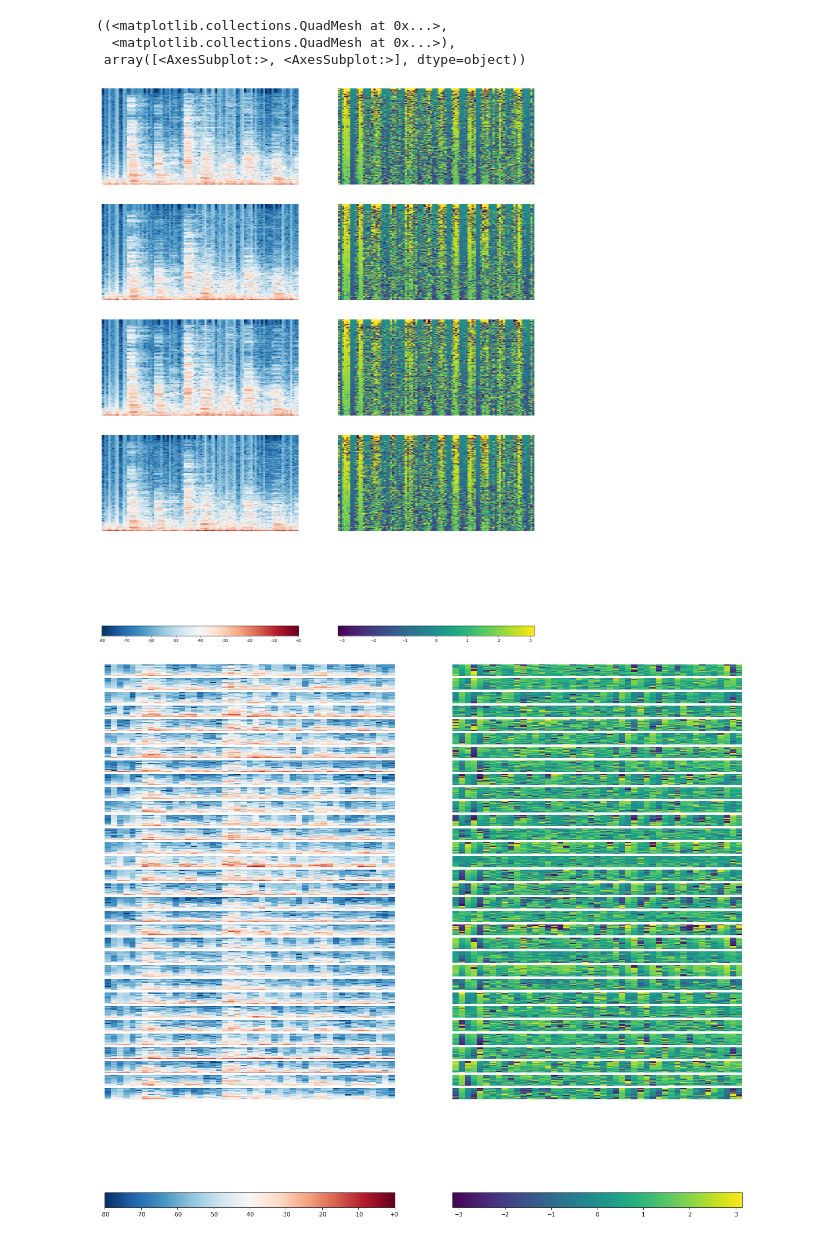
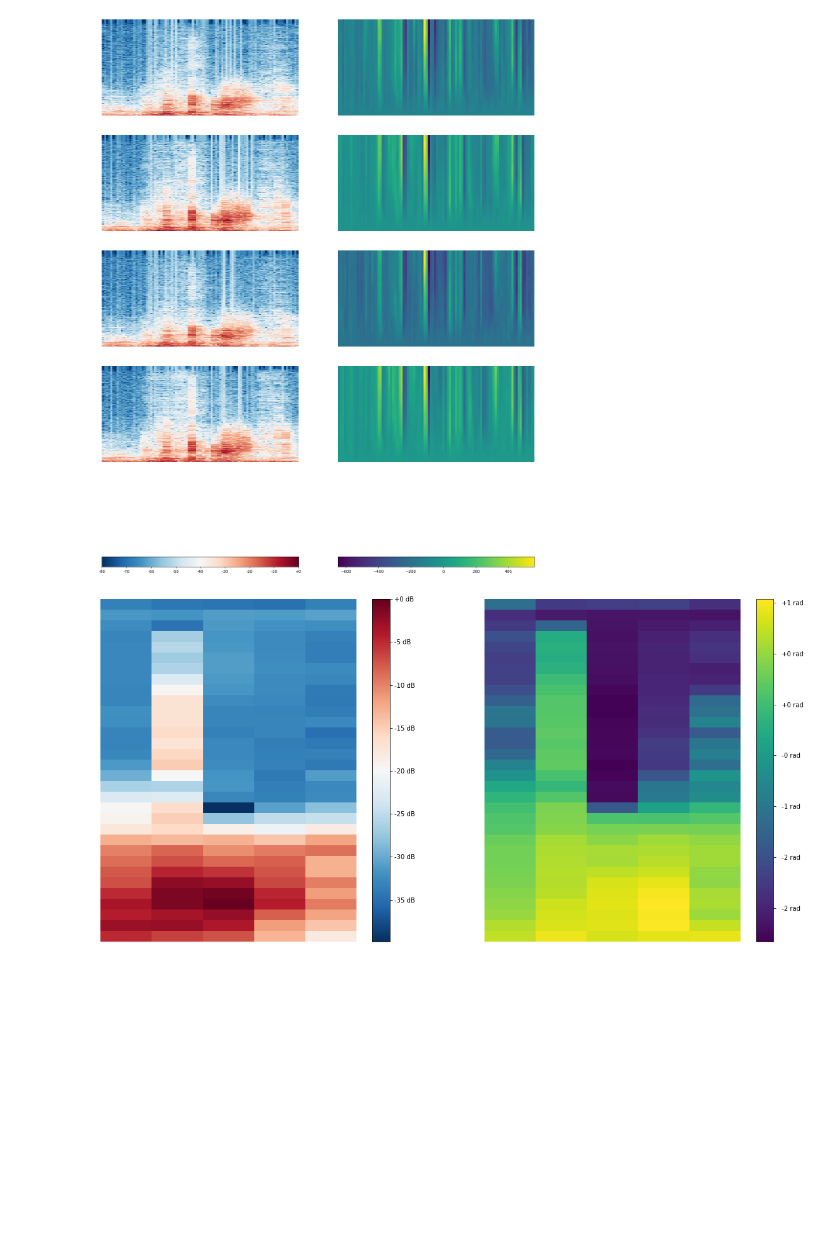
Before and after one commit to SOUNDS-RESEARCH/complex_neural_source_localization, a Jupyter notebook: notebooks/Model Visualization.ipynb, the cells around one changed output. Saved outputs shown, nothing was run; the diff lists cells and outputs as text; code cells hidden in the pictures; blank space fills up the shorter version.

Commit message:
Multi-source

```diff
--- a/notebooks/Model Visualization.ipynb
+++ b/notebooks/Model Visualization.ipynb
@@ -30,12 +42,9 @@ MODEL_CHECKPOINT_PATH = "/Users/ezajlerg/datasets/complex_valued_source_localiza
 # %%
 dataset = create_dataloaders(config)[0] # 0=train | -1=test
+dataset = iter(dataset)
 
 model = DOACNetLightniningModule(config)
 model.model.track_feature_maps()
 model.eval()
 checkpoint = torch.load(MODEL_CHECKPOINT_PATH, map_location=torch.device('cpu'))
-model.load_state_dict(checkpoint["state_dict"], strict=False)
-
-batch = next(iter(dataset))
-model_output = model(batch[0])
-feature_maps = model.model.feature_maps
+model.load_state_dict(checkpoint["state_dict"])
@@ -42,3 +53,9 @@ feature_maps = model.model.feature_maps
 # %%
-print(model_output)
+batch = next(dataset)
+model_output = model(batch[0])
+predicted_azimuths = torch.atan2(model_output[:, 1], model_output[:, 0])
+feature_maps = model.model.feature_maps
+
+print("Ground truth azimuths:", batch[1]['azimuth_in_radians'])
+print("Predicted azimuth:", predicted_azimuths)
 # %% [output]
@@ -47,32 +65,25 @@ tensor([[-0.1509,  0.5670],
 # %%
 batch_idx = 0
-print("Batch metadata:", batch[1]['azimuth_in_radians'][batch_idx])
+print("Ground truth azimuth:", batch[1]['azimuth_in_radians'][batch_idx])
+print("Predicted azimuth:", predicted_azimuths[batch_idx])
 
-plot_multichannel_spectrogram(feature_maps["stft"][batch_idx], mode="row", figsize=(20, 30), close=False, unwrap=False)
-plot_multichannel_spectrogram(feature_maps["conv_0"][batch_idx].transpose(-1, -2), close=False, mode="row",
-                figsize=(20, 20), unwrap=False)
+# 1. Plot input features
+plot_multichannel_spectrogram(feature_maps["stft"][batch_idx], mode="row", figsize=(20, 30), close=False, unwrap=True)
 
-plot_multichannel_spectrogram(feature_maps["conv_1"][batch_idx].transpose(-1, -2), close=False, mode="row",
-                figsize=(20, 30), unwrap=False)
-plot_multichannel_spectrogram(feature_maps["conv_2"][batch_idx].transpose(-1, -2), close=False, mode="row",
-                figsize=(20, 60), unwrap=False)
-plot_multichannel_spectrogram(feature_maps["conv_3"][batch_idx].transpose(-1, -2), close=False, mode="row",
-                figsize=(20, 120), unwrap=False)
+# # 2. Plot convolutional layers
+# plot_multichannel_spectrogram(feature_maps["conv_0"][batch_idx].transpose(-1, -2), close=False, mode="row",
+#                 figsize=(10, 40), unwrap=True)
+# plot_multichannel_spectrogram(feature_maps["conv_1"][batch_idx].transpose(-1, -2), close=False, mode="row",
+#                 figsize=(10, 60), unwrap=True)
+# plot_multichannel_spectrogram(feature_maps["conv_2"][batch_idx].transpose(-1, -2), close=False, mode="row",
+#                 figsize=(10, 120), unwrap=True)
+# plot_multichannel_spectrogram(feature_maps["conv_3"][batch_idx].transpose(-1, -2), close=False, mode="row",
+#                 figsize=(10, 240), unwrap=True)
+mean_conv = torch.mean(feature_maps["conv_3"][batch_idx], dim=-1)
+plot_spectrogram(mean_conv.T, close=False, mode="row",
+                figsize=(20, 10), unwrap=True)
 
-mean_conv = torch.mean(feature_maps["conv_3"][batch_idx], dim=-1)
-plot_spectrogram(mean_conv, close=False, mode="row",
-                figsize=(20, 10), unwrap=False)
-
-plot_spectrogram(feature_maps["rnn"][batch_idx].T, close=False, mode="row",
-                figsize=(20, 10), unwrap=False)
-
-
-#plot_real_feature_map(feature_maps["rnn"][batch_idx].T, close=False, mode="row", figsize=(8, 5))
-
-# plot_real_feature_maps(feature_maps["conv_1"][batch_idx].transpose(-1, -2), close=False, mode="row",
-#                 figsize=(10, 20))
-# plot_real_feature_maps(feature_maps["conv_2"][batch_idx].transpose(-1, -2), close=False, mode="row",
-#                 figsize=(10, 20))
-# plot_real_feature_maps(feature_maps["conv_3"][batch_idx].transpose(-1, -2), close=False, mode="row",
-#                 figsize=(10, 20))
+# 3. Plot recurrent layer
+mean_rnn = torch.mean(feature_maps["rnn"][batch_idx], dim=0)
+plot_mag_phase(mean_rnn)
 # %% [output]
@@ -80,5 +92,2 @@ Batch metadata: tensor([1.7453])
-((<matplotlib.collections.QuadMesh at 0x...>,
-  <matplotlib.collections.QuadMesh at 0x...>),
- array([<AxesSubplot:>, <AxesSubplot:>], dtype=object))
-[figure, old version]
+[figure, new version]
-[figure, old version]
+[figure, new version]
```
Also changed, not shown: parts of 4 cells of this notebook, 6 other files.
